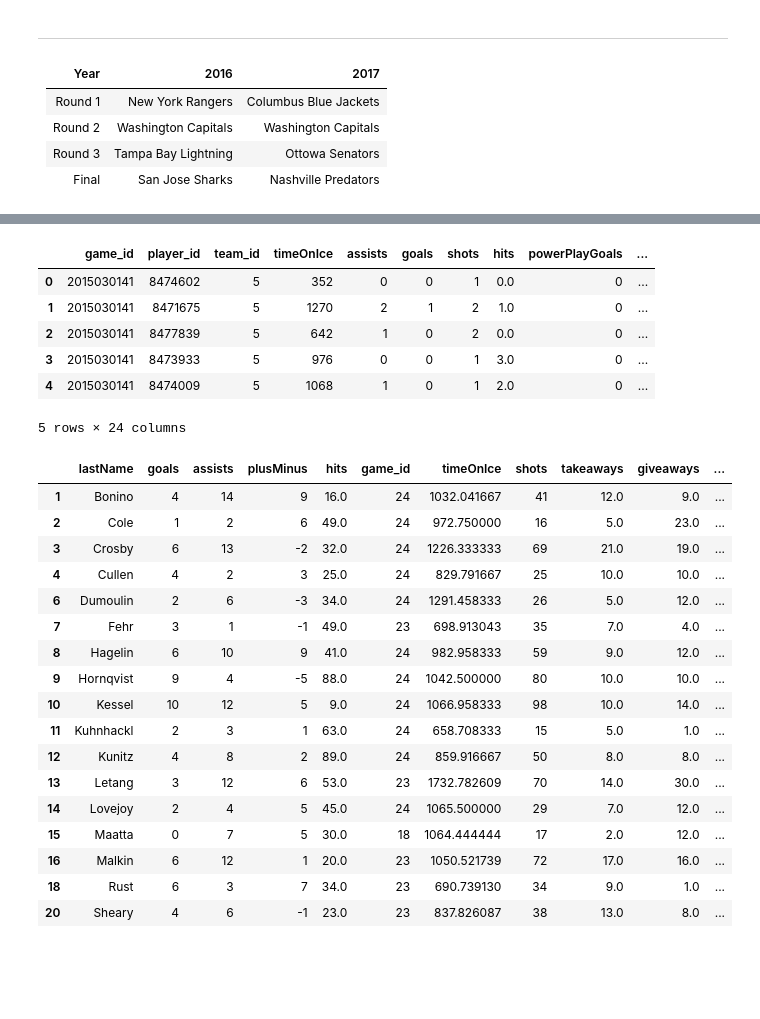
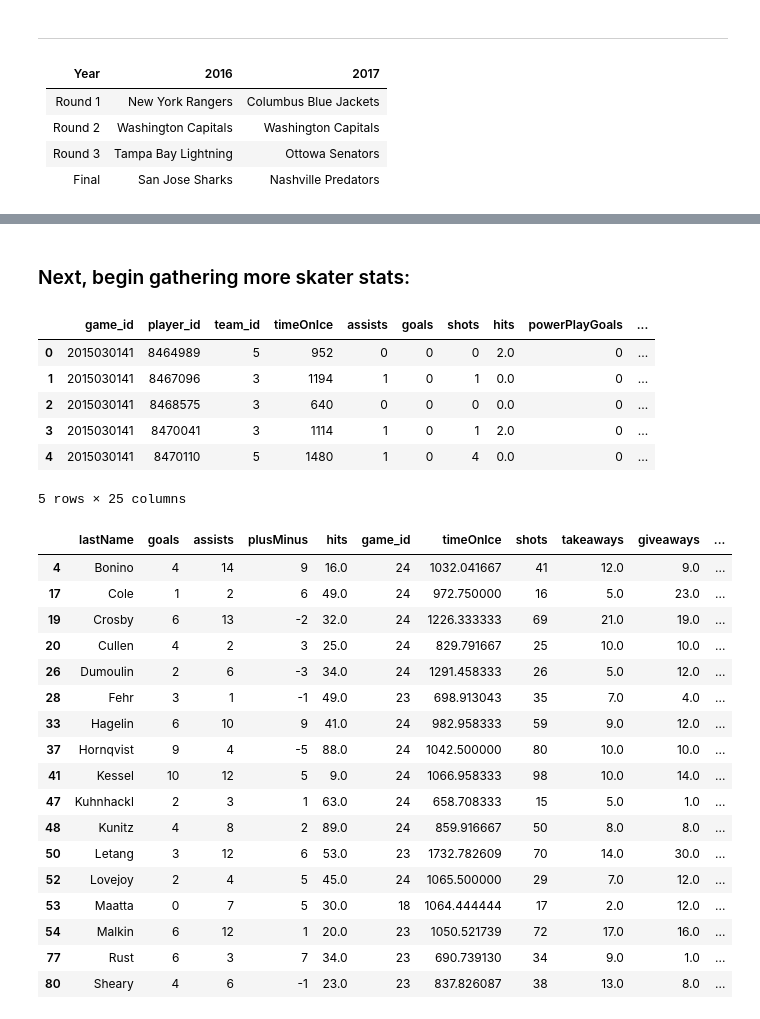
Before and after one commit to boncz/PenguinsHockeyAnalysis, a Jupyter notebook: PensPlayoffAnalysis.ipynb, the cells around one changed output, grey strips where cells are left out. Saved outputs shown, nothing was run; the diff lists cells and outputs as text; code cells hidden in the pictures; blank space fills up the shorter version.

Commit message:
stepping through data process, preparing to start working more with stats df

```diff
--- a/PensPlayoffAnalysis.ipynb
+++ b/PensPlayoffAnalysis.ipynb
@@ -532,13 +539,15 @@ WHERE (game.season = 20152016
+# %% [markdown]
+### Next, begin gathering more skater stats:
 # %%
-pens_playoff_skater_stats_df = pd.read_sql_query(create_skater_stats_query,conn)
+pens_2016_playoff_skater_stats_df = pd.read_sql_query(q.skater_stats_query,conn)
 # %%
-pens_201516_playoff_skater_stats_df.head()
+pens_2016_playoff_skater_stats_df.head()
 # %% [output]
 |  | game_id | player_id | team_id | timeOnIce | assists | goals | shots | hits | powerPlayGoals | ... |
-| 0 | 2015030141 | 8474602 | 5 | 352 | 0 | 0 | 1 | 0.0 | 0 | ... |
-| 1 | 2015030141 | 8471675 | 5 | 1270 | 2 | 1 | 2 | 1.0 | 0 | ... |
-| 2 | 2015030141 | 8477839 | 5 | 642 | 1 | 0 | 2 | 0.0 | 0 | ... |
-| 3 | 2015030141 | 8473933 | 5 | 976 | 0 | 0 | 1 | 3.0 | 0 | ... |
-| 4 | 2015030141 | 8474009 | 5 | 1068 | 1 | 0 | 1 | 2.0 | 0 | ... |
+| 0 | 2015030141 | 8464989 | 5 | 952 | 0 | 0 | 0 | 2.0 | 0 | ... |
+| 1 | 2015030141 | 8467096 | 3 | 1194 | 1 | 0 | 1 | 0.0 | 0 | ... |
+| 2 | 2015030141 | 8468575 | 3 | 640 | 0 | 0 | 0 | 0.0 | 0 | ... |
+| 3 | 2015030141 | 8470041 | 3 | 1114 | 1 | 0 | 1 | 2.0 | 0 | ... |
+| 4 | 2015030141 | 8470110 | 5 | 1480 | 1 | 0 | 4 | 0.0 | 0 | ... |
-5 rows × 24 columns
+5 rows × 25 columns
 # %%
@@ -546,24 +555,24 @@ pens_201516_playoff_skater_stats_df = pens_201516_playoff_skater_stats_df.drop([
 # %%
-players_sums_df = pens_201516_playoff_skater_stats_df.groupby('lastName').aggregate({'goals':'sum', 'assists':'sum', 'plusMinus':'sum', 'hits':'sum', 'game_id':'count', 'timeOnIce':'mean', 'shots':'sum', 'takeaways':'sum','giveaways':'sum','blocked':'sum'}).reset_index()
-players_sums_df = players_sums_df[players_sums_df['game_id']>15]
-players_sums_df
+players_2016_sums_df = pens_2016_playoff_skater_stats_df.groupby('lastName').aggregate({'goals':'sum', 'assists':'sum', 'plusMinus':'sum', 'hits':'sum', 'game_id':'count', 'timeOnIce':'mean', 'shots':'sum', 'takeaways':'sum','giveaways':'sum','blocked':'sum'}).reset_index()
+players_2016_sums_df = players_2016_sums_df[players_2016_sums_df['game_id']>15]
+players_2016_sums_df
 # %% [output]
 |  | lastName | goals | assists | plusMinus | hits | game_id | timeOnIce | shots | takeaways | giveaways | ... |
-| 1 | Bonino | 4 | 14 | 9 | 16.0 | 24 | 1032.041667 | 41 | 12.0 | 9.0 | ... |
-| 2 | Cole | 1 | 2 | 6 | 49.0 | 24 | 972.750000 | 16 | 5.0 | 23.0 | ... |
-| 3 | Crosby | 6 | 13 | -2 | 32.0 | 24 | 1226.333333 | 69 | 21.0 | 19.0 | ... |
-| 4 | Cullen | 4 | 2 | 3 | 25.0 | 24 | 829.791667 | 25 | 10.0 | 10.0 | ... |
-| 6 | Dumoulin | 2 | 6 | -3 | 34.0 | 24 | 1291.458333 | 26 | 5.0 | 12.0 | ... |
-| 7 | Fehr | 3 | 1 | -1 | 49.0 | 23 | 698.913043 | 35 | 7.0 | 4.0 | ... |
-| 8 | Hagelin | 6 | 10 | 9 | 41.0 | 24 | 982.958333 | 59 | 9.0 | 12.0 | ... |
-| 9 | Hornqvist | 9 | 4 | -5 | 88.0 | 24 | 1042.500000 | 80 | 10.0 | 10.0 | ... |
-| 10 | Kessel | 10 | 12 | 5 | 9.0 | 24 | 1066.958333 | 98 | 10.0 | 14.0 | ... |
-| 11 | Kuhnhackl | 2 | 3 | 1 | 63.0 | 24 | 658.708333 | 15 | 5.0 | 1.0 | ... |
-| 12 | Kunitz | 4 | 8 | 2 | 89.0 | 24 | 859.916667 | 50 | 8.0 | 8.0 | ... |
-| 13 | Letang | 3 | 12 | 6 | 53.0 | 23 | 1732.782609 | 70 | 14.0 | 30.0 | ... |
-| 14 | Lovejoy | 2 | 4 | 5 | 45.0 | 24 | 1065.500000 | 29 | 7.0 | 12.0 | ... |
-| 15 | Maatta | 0 | 7 | 5 | 30.0 | 18 | 1064.444444 | 17 | 2.0 | 12.0 | ... |
-| 16 | Malkin | 6 | 12 | 1 | 20.0 | 23 | 1050.521739 | 72 | 17.0 | 16.0 | ... |
-| 18 | Rust | 6 | 3 | 7 | 34.0 | 23 | 690.739130 | 34 | 9.0 | 1.0 | ... |
-| 20 | Sheary | 4 | 6 | -1 | 23.0 | 23 | 837.826087 | 38 | 13.0 | 8.0 | ... |
+| 4 | Bonino | 4 | 14 | 9 | 16.0 | 24 | 1032.041667 | 41 | 12.0 | 9.0 | ... |
+| 17 | Cole | 1 | 2 | 6 | 49.0 | 24 | 972.750000 | 16 | 5.0 | 23.0 | ... |
+| 19 | Crosby | 6 | 13 | -2 | 32.0 | 24 | 1226.333333 | 69 | 21.0 | 19.0 | ... |
+| 20 | Cullen | 4 | 2 | 3 | 25.0 | 24 | 829.791667 | 25 | 10.0 | 10.0 | ... |
+| 26 | Dumoulin | 2 | 6 | -3 | 34.0 | 24 | 1291.458333 | 26 | 5.0 | 12.0 | ... |
+| 28 | Fehr | 3 | 1 | -1 | 49.0 | 23 | 698.913043 | 35 | 7.0 | 4.0 | ... |
+| 33 | Hagelin | 6 | 10 | 9 | 41.0 | 24 | 982.958333 | 59 | 9.0 | 12.0 | ... |
+| 37 | Hornqvist | 9 | 4 | -5 | 88.0 | 24 | 1042.500000 | 80 | 10.0 | 10.0 | ... |
+| 41 | Kessel | 10 | 12 | 5 | 9.0 | 24 | 1066.958333 | 98 | 10.0 | 14.0 | ... |
+| 47 | Kuhnhackl | 2 | 3 | 1 | 63.0 | 24 | 658.708333 | 15 | 5.0 | 1.0 | ... |
+| 48 | Kunitz | 4 | 8 | 2 | 89.0 | 24 | 859.916667 | 50 | 8.0 | 8.0 | ... |
+| 50 | Letang | 3 | 12 | 6 | 53.0 | 23 | 1732.782609 | 70 | 14.0 | 30.0 | ... |
+| 52 | Lovejoy | 2 | 4 | 5 | 45.0 | 24 | 1065.500000 | 29 | 7.0 | 12.0 | ... |
+| 53 | Maatta | 0 | 7 | 5 | 30.0 | 18 | 1064.444444 | 17 | 2.0 | 12.0 | ... |
+| 54 | Malkin | 6 | 12 | 1 | 20.0 | 23 | 1050.521739 | 72 | 17.0 | 16.0 | ... |
+| 77 | Rust | 6 | 3 | 7 | 34.0 | 23 | 690.739130 | 34 | 9.0 | 1.0 | ... |
+| 80 | Sheary | 4 | 6 | -1 | 23.0 | 23 | 837.826087 | 38 | 13.0 | 8.0 | ... |
 # %%
```
Also changed, not shown: parts of 30 cells of this notebook.
